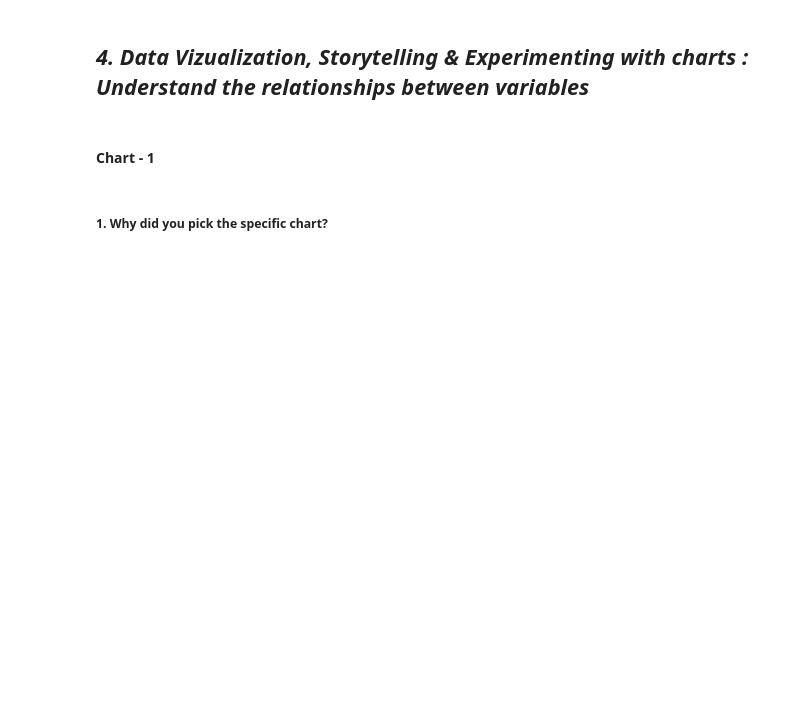
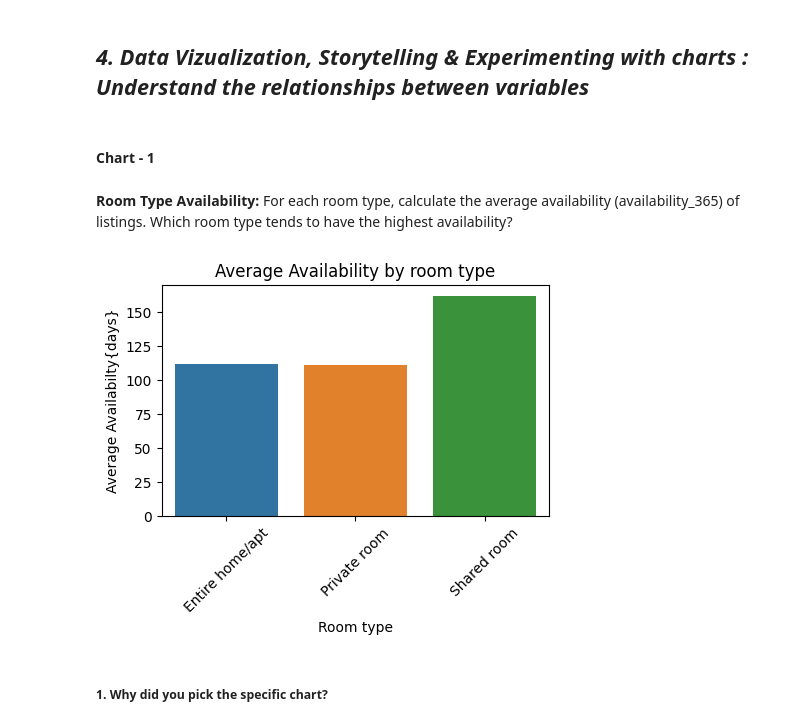
Before and after one commit to mradulkankaria/Capstone-1, a Jupyter notebook: AieBnb_EDA_project_Submission.ipynb, the cells around one changed output. Drawn from its saved outputs; the diff is of its cells as text; code cells hidden in the pictures; blank space fills up the shorter version.

```diff
--- a/AieBnb_EDA_project_Submission.ipynb
+++ b/AieBnb_EDA_project_Submission.ipynb
@@ -285,3 +287,5 @@ dtype: object
 data_df_copy = data_df.copy() #creating a copy of data set.
 # %%
 # Write your code to make your dataset analysis ready.
+
+data_df.drop(['latitude','longitude','last_review'],axis = 1,inplace=True)
@@ -287,0 +311,4 @@ data_df_copy = data_df.copy() #creating a copy of data set.
+# %%
+#This code snippit will replce the nan values.
+#fillna() method will do the job...
+data_df.name.fillna(data_df.room_type, inplace=True)
@@ -287,0 +333,3 @@ data_df_copy = data_df.copy() #creating a copy of data set.
+# %%
+#we can impute it with '0' as these listings didnt get any reviews yet
+data_df.reviews_per_month.fillna(value = 0, inplace = True)
@@ -298,3 +361,21 @@ Answer Here.
+# %% [markdown]
+ **Room Type Availability:**
+ For each room type, calculate the average availability (availability_365) of listings. Which room type tends to have the highest availability?
+# %%
+# Chart - 1 visualization code
+# Calculating the average availability for each room type
+room_type_availability = data_df.groupby('room_type')['availability_365'].mean().reset_index()
+
+#createing a bar chart to visualize the avg availability by room type
+plt.figure(figsize=(5,3))
+sns.barplot(x='room_type' , y='availability_365', data=room_type_availability )
+plt.title('Average Availability by room type')
+plt.xlabel('Room type')
+plt.ylabel('Average Availabilty{days}')
+plt.xticks(rotation=45)
+plt.show()
+# %% [output]
+[figure, added]
 # %% [markdown]
 ##### 1. Why did you pick the specific chart?
 # %% [markdown]
```
Also changed, not shown: parts of 8 cells of this notebook.
